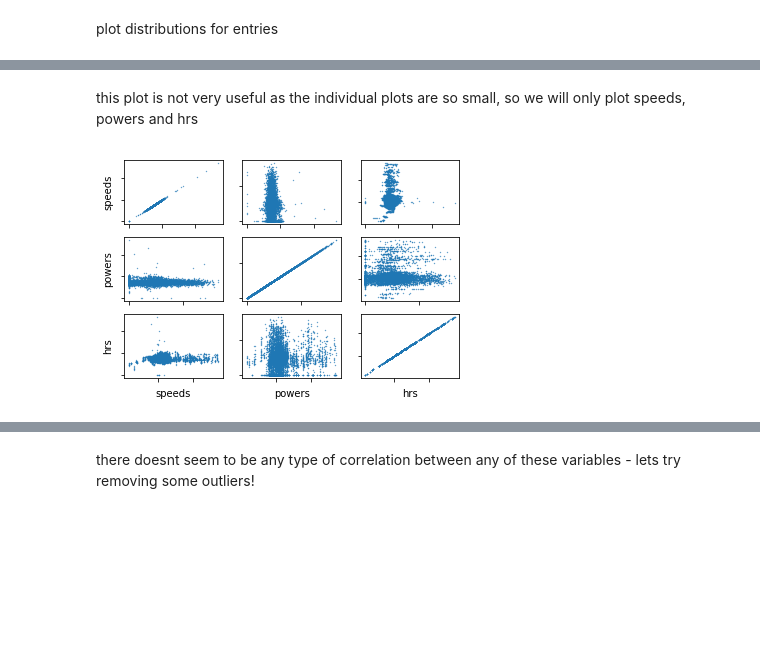
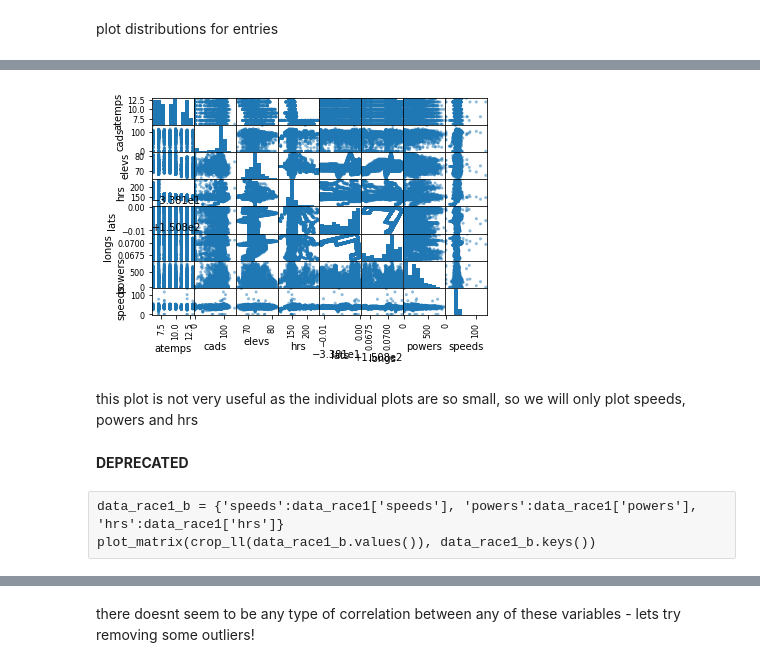
Before and after one commit to hixan/Comp257-project1, a Jupyter notebook: analysis.ipynb, the cells around one changed output, grey strips where cells are left out. Saved outputs shown, nothing was run; the diff lists cells and outputs as text; code cells hidden in the pictures; blank space fills up the shorter version.

```diff
--- a/analysis.ipynb
+++ b/analysis.ipynb
@@ -112,7 +125,12 @@ plot_matrix(crop_ll(data_race1.values()), data_race1.keys())
+# %%
+pd.plotting.scatter_matrix(race1)
+plt.show()
+# %% [output]
+[figure, added]
 # %% [markdown]
 this plot is not very useful as the individual plots are so small, so we will only plot speeds, powers and hrs
-# %%
-data_race1_b = {'speeds':data_race1['speeds'], 'powers':data_race1['powers'], 'hrs':data_race1['hrs']}
-plot_matrix(crop_ll(data_race1_b.values()), data_race1_b.keys())
-# %% [output]
-[figure, removed]
+# %% [markdown]
+**DEPRECATED**
+# %% [raw]
+data_race1_b = {'speeds':data_race1['speeds'], 'powers':data_race1['powers'], 'hrs':data_race1['hrs']}
+plot_matrix(crop_ll(data_race1_b.values()), data_race1_b.keys())
```
Also changed, not shown: parts of 17 cells of this notebook, 1 other file.
